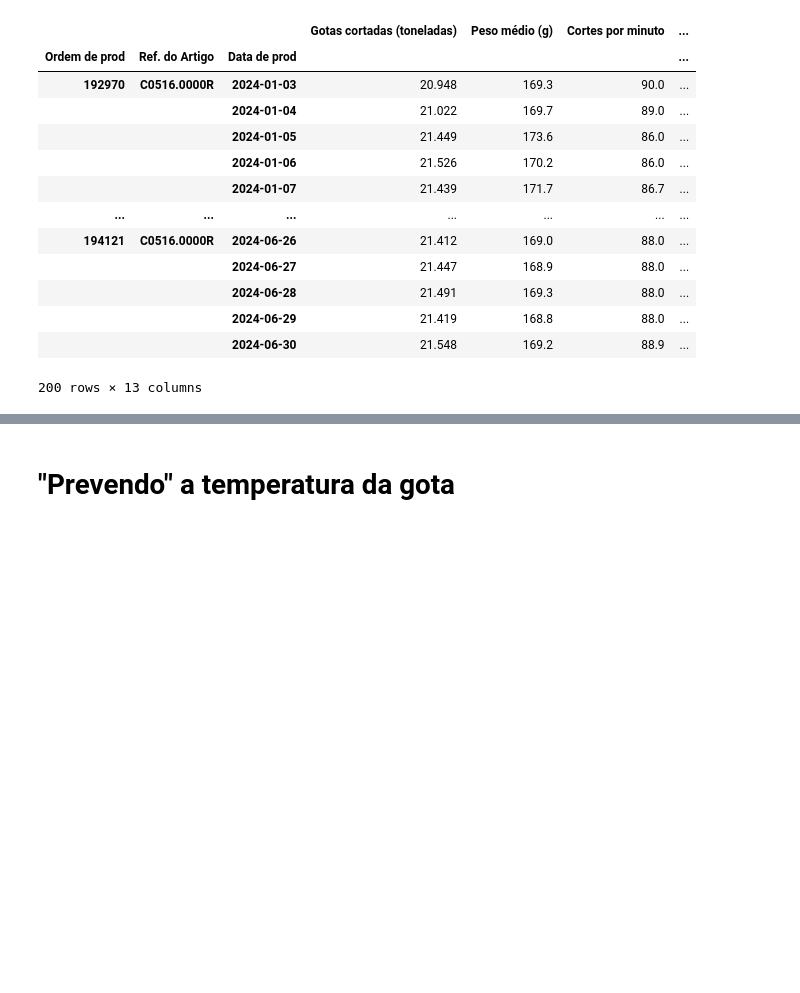
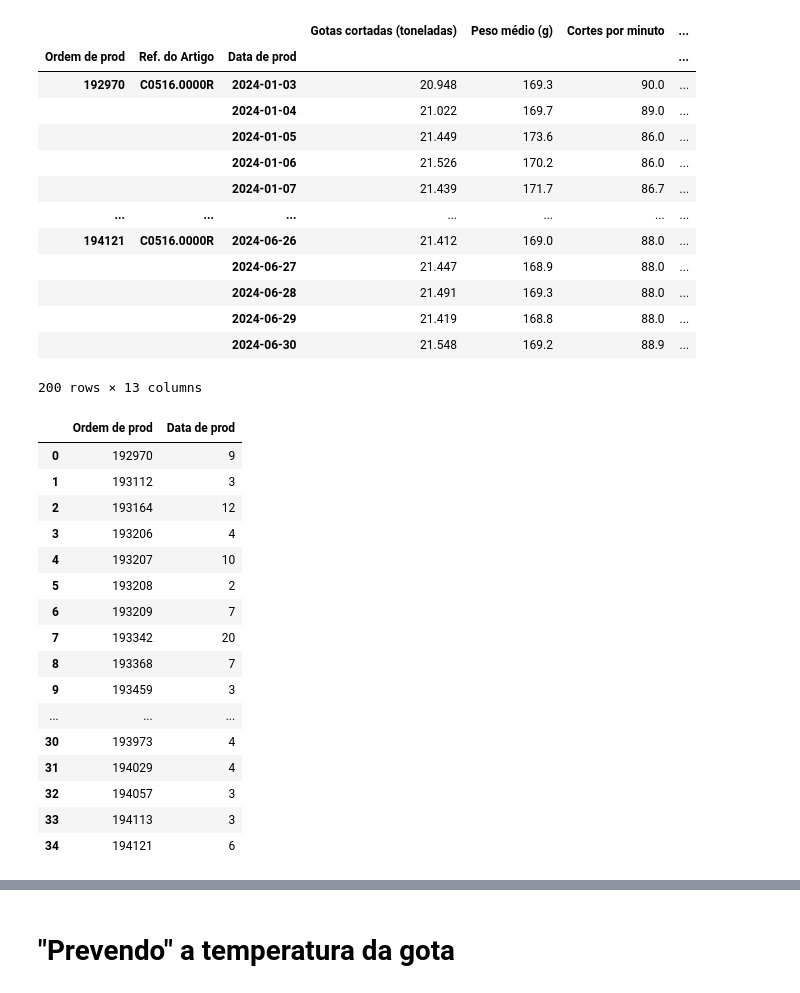
Before and after one commit to lucasz-g/Analise-Gotas, a Jupyter notebook: analises/analise_defeitos.ipynb, the cells around one changed output, grey strips where cells are left out. Cells and saved outputs as stored; diff of their text form; code cells hidden in the pictures; blank space fills up the shorter version.

```diff
--- a/analises/analise_defeitos.ipynb
+++ b/analises/analise_defeitos.ipynb
@@ -360,0 +322,21 @@ df_resumo_geral
+# %%
+duracao_por_ordem = df_resumo_geral_resetado.groupby('Ordem de prod')['Data de prod'].nunique().reset_index()
+duracao_por_ordem
+# %% [output]
+|  | Ordem de prod | Data de prod |
+| 0 | 192970 | 9 |
+| 1 | 193112 | 3 |
+| 2 | 193164 | 12 |
+| 3 | 193206 | 4 |
+| 4 | 193207 | 10 |
+| 5 | 193208 | 2 |
+| 6 | 193209 | 7 |
+| 7 | 193342 | 20 |
+| 8 | 193368 | 7 |
+| 9 | 193459 | 3 |
+| ... | ... | ... |
+| 30 | 193973 | 4 |
+| 31 | 194029 | 4 |
+| 32 | 194057 | 3 |
+| 33 | 194113 | 3 |
+| 34 | 194121 | 6 |
```
Also changed, not shown: parts of 10 cells of this notebook, 1 other file.
